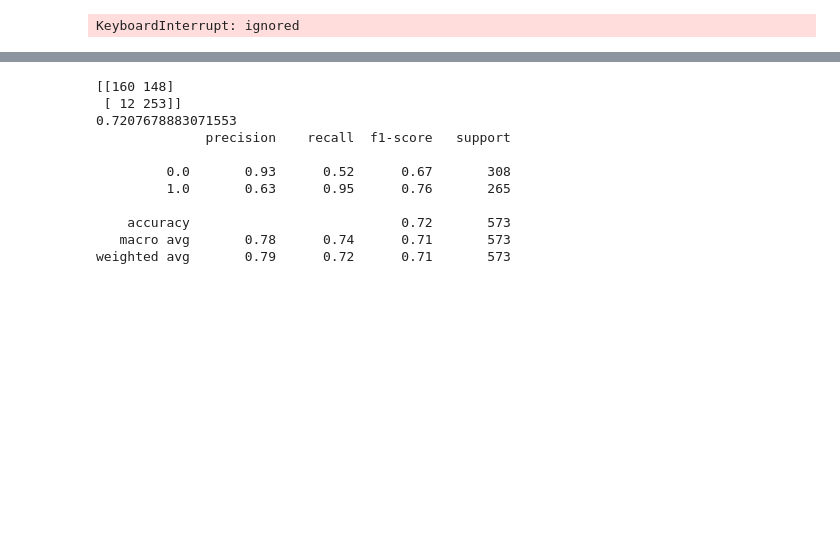
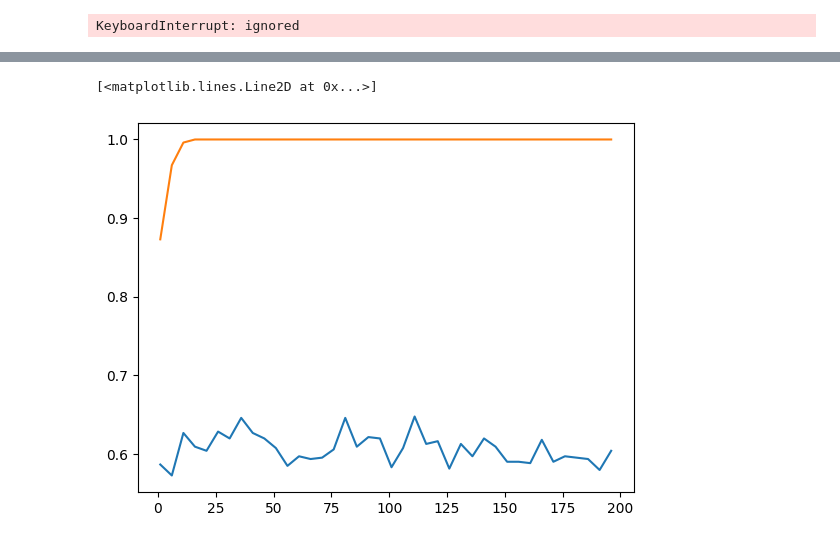
Before and after one commit to CODERZZZ123/StockPred_NewsHeadlines, a Jupyter notebook: pred_stock.ipynb, the cells around one changed output, grey strips where cells are left out. Drawn from its saved outputs; the diff is of its cells as text; code cells hidden in the pictures; blank space fills up the shorter version.

```diff
--- a/pred_stock.ipynb
+++ b/pred_stock.ipynb
@@ -289,3 +263,5 @@ data_augmented.shape
+# %%
+data_augmented = data_augmented[:-1]
 # %%
 label_updated = data_augmented.astype('<U1')
 # %%
@@ -424,11 +393,11 @@ array([0.00448458, 0.00378159, 0.00355305, 0.00339778, 0.00323897,
 # %%
-# from sklearn.metrics import accuracy_score
-# model = SVC(C = 25, degree= 4, gamma =  'auto', kernel = 'linear')
-# model.fit(x_train,y_train)
-# y_pred = model.predict(x_test)
-# print(confusion_matrix(y_test,y_pred))
-# print("Accuracy for the trained data is {}".format(accuracy_score(y_train,model.predict(x_train))))
-# print("Accuracy Score {}".format(accuracy_score(y_test,y_pred)))
-# print("classification report {}".format(classification_report(y_test,y_pred)))
-# # Score = cross_val_score(model,X_data,Y_data,cv = 5)
+from sklearn.metrics import accuracy_score
+model = SVC(C = 1, degree= 4, gamma =  'auto', kernel = 'rbf')
+model.fit(x_train,y_train)
+y_pred = model.predict(x_test)
+print(confusion_matrix(y_test,y_pred))
+print("Accuracy for the trained data is {}".format(accuracy_score(y_train,model.predict(x_train))))
+print("Accuracy Score {}".format(accuracy_score(y_test,y_pred)))
+print("classification report {}".format(classification_report(y_test,y_pred)))
+# Score = cross_val_score(model,X_data,Y_data,cv = 5)
 # Score
@@ -485,22 +430,23 @@ Epoch 200/200
 # %%
-randomclassifier=RandomForestClassifier(n_estimators=1000,criterion='entropy')
-randomclassifier.fit(x_train,y_train)
-predictions = randomclassifier.predict(x_test)
-matrix=confusion_matrix(y_test,predictions)
-print(matrix)
-score=accuracy_score(y_test,predictions)
-print(score)
-report=classification_report(y_test,predictions)
-print(report)
+import matplotlib.pyplot as plt
+score_test = []
+score_train = []
+scale = [i for i in range(1,200,5)]
+for i in range(1 , 200 , 5):
+  randomclassifier=RandomForestClassifier(n_estimators=i,criterion='entropy')
+  randomclassifier.fit(x_train,y_train)
+  predictions = randomclassifier.predict(x_test)
+  predictions_train = randomclassifier.predict(x_train)
+  score_test.append(accuracy_score(y_test,predictions))
+  score_train.append(accuracy_score(y_train,predictions_train))
+plt.plot(scale ,score_test )
+plt.plot(scale ,score_train )
+  # matrix=confusion_matrix(y_test,predictions)
+# print(matrix)
+# score=
+# print(score)
+# report=classification_report(y_test,predictions)
+# print(report)
 # %% [output]
-[[160 148]
- [ 12 253]]
-0.7207678883071553
-              precision    recall  f1-score   support
-
-         0.0       0.93      0.52      0.67       308
-         1.0       0.63      0.95      0.76       265
-
-    accuracy                           0.72       573
-   macro avg       0.78      0.74      0.71       573
-weighted avg       0.79      0.72      0.71       573
+[<matplotlib.lines.Line2D at 0x...>]
+[figure, added]
```
Also changed, not shown: parts of 28 cells of this notebook.
